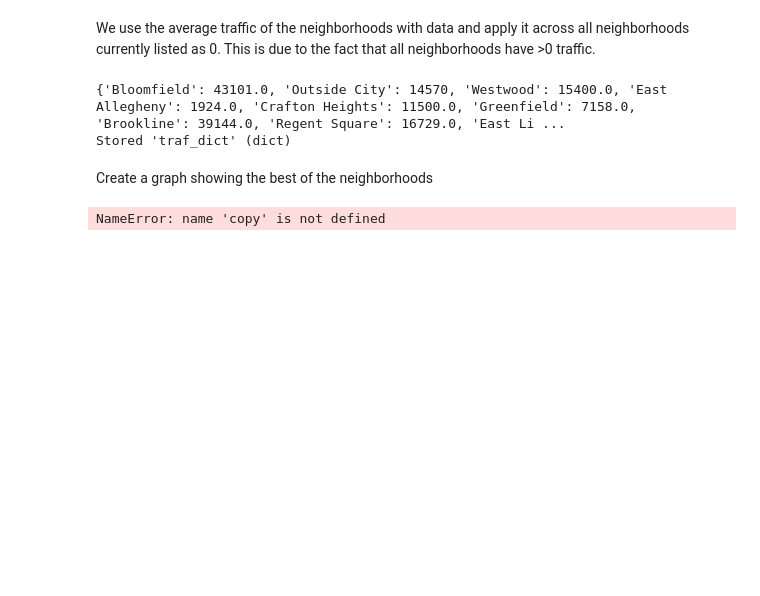
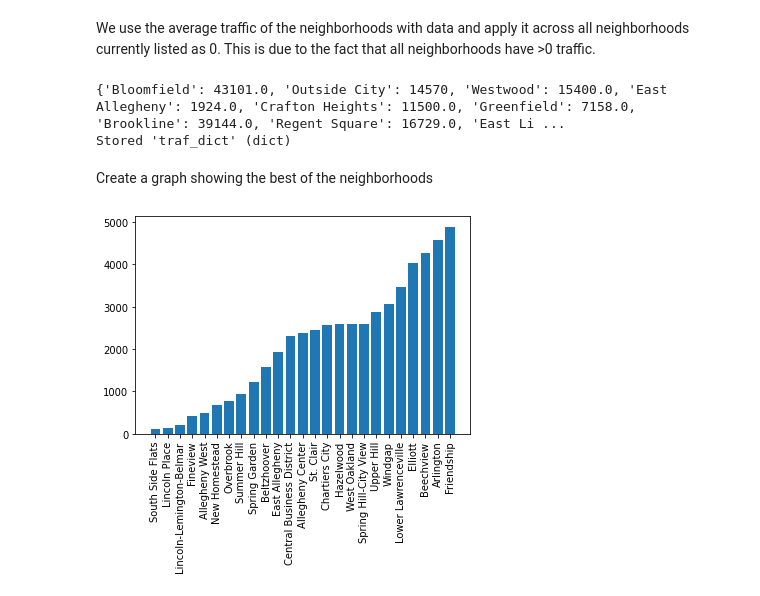
Before and after one commit to dpeelen9/CMPINF0010-Final-Project, a Jupyter notebook: Traffic.ipynb, the cells around one changed output. Cells and saved outputs as stored; diff of their text form; code cells hidden in the pictures; blank space fills up the shorter version.

```diff
--- a/Traffic.ipynb
+++ b/Traffic.ipynb
@@ -104,13 +104,13 @@ Create a graph showing the best of the neighborhoods
 # %%
 best_traf = copy.deepcopy(traf_dict)
 
 for key, value in traf_dict.items():
-    if value > 1000:
+    if value > 5000:
         best_traf.pop(key)
 
 best_traf = dict(sorted(best_traf.items(), key=lambda item: item[1]))
 plt.bar(range(len(best_traf)), list(best_traf.values()), tick_label=list(best_traf.keys()))
 plt.xticks(rotation='vertical')
 plt.show()
 # %% [output]
-NameError: name 'copy' is not defined
+[figure, added]
```
Also changed, not shown: 1 other file.
